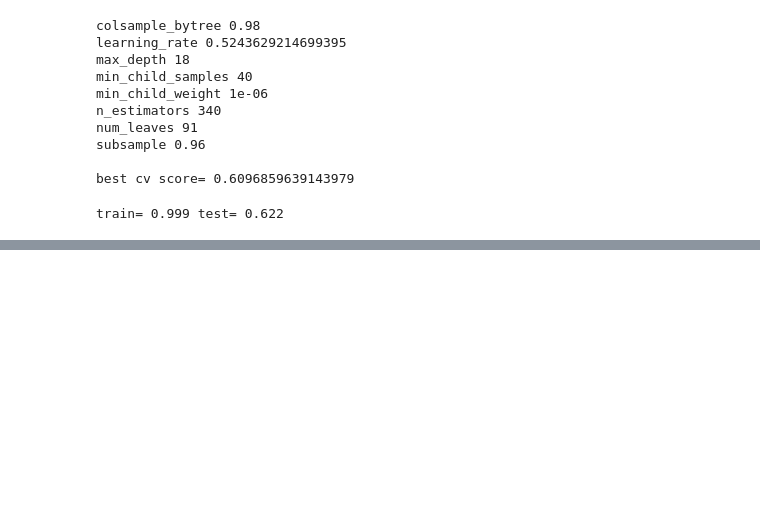
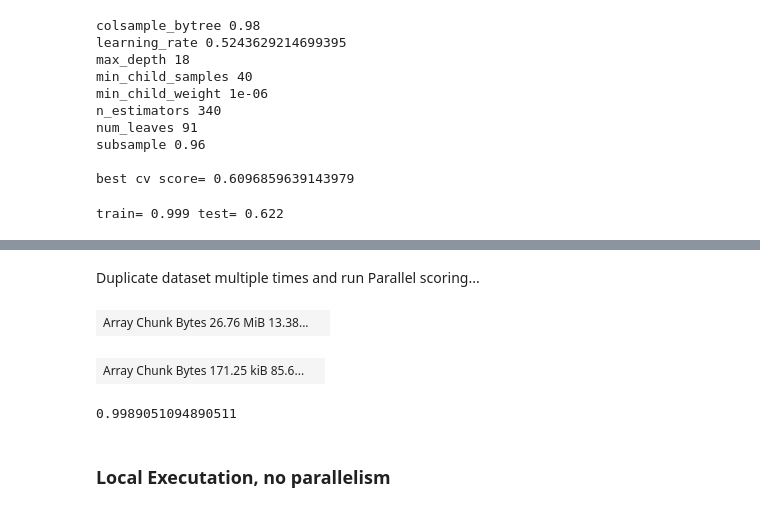
Before and after one commit to ryanjmccall/sb_ml_eng_capstone, a Jupyter notebook: capstone/notebooks/3_Scale_prototype.ipynb, the cells around one changed output, grey strips where cells are left out. Saved outputs shown, nothing was run; the diff lists cells and outputs as text; code cells hidden in the pictures; blank space fills up the shorter version.

```diff
--- a/capstone/notebooks/3_Scale_prototype.ipynb
+++ b/capstone/notebooks/3_Scale_prototype.ipynb
@@ -199,0 +237,16 @@ train= 0.999 test= 0.622
+# %% [markdown]
+Duplicate dataset multiple times and run Parallel scoring...
+# %%
+duplication = 2
+
+X_large = da.concatenate([da.from_array(X_train.to_numpy(), chunks=X_train.shape)
+                          for _ in range(duplication)])
+X_large
+# %% [output]
+| Array Chunk Bytes 26.76 MiB 13.38... |  |
+# %%
+y_large = da.concatenate([da.from_array(y_train.to_numpy(), chunks=y_train.shape)
+                          for _ in range(duplication)])
+y_large
+# %% [output]
+| Array Chunk Bytes 171.25 kiB 85.6... |  |
@@ -199,0 +258,4 @@ train= 0.999 test= 0.622
+# %%
+model.score(X_large, y_large)
+# %% [output]
+0.9989051094890511
@@ -199,0 +282,2 @@ train= 0.999 test= 0.622
+# %% [markdown]
+### Local Executation, no parallelism
```
Also changed, not shown: parts of 24 cells of this notebook, 2 other files.
